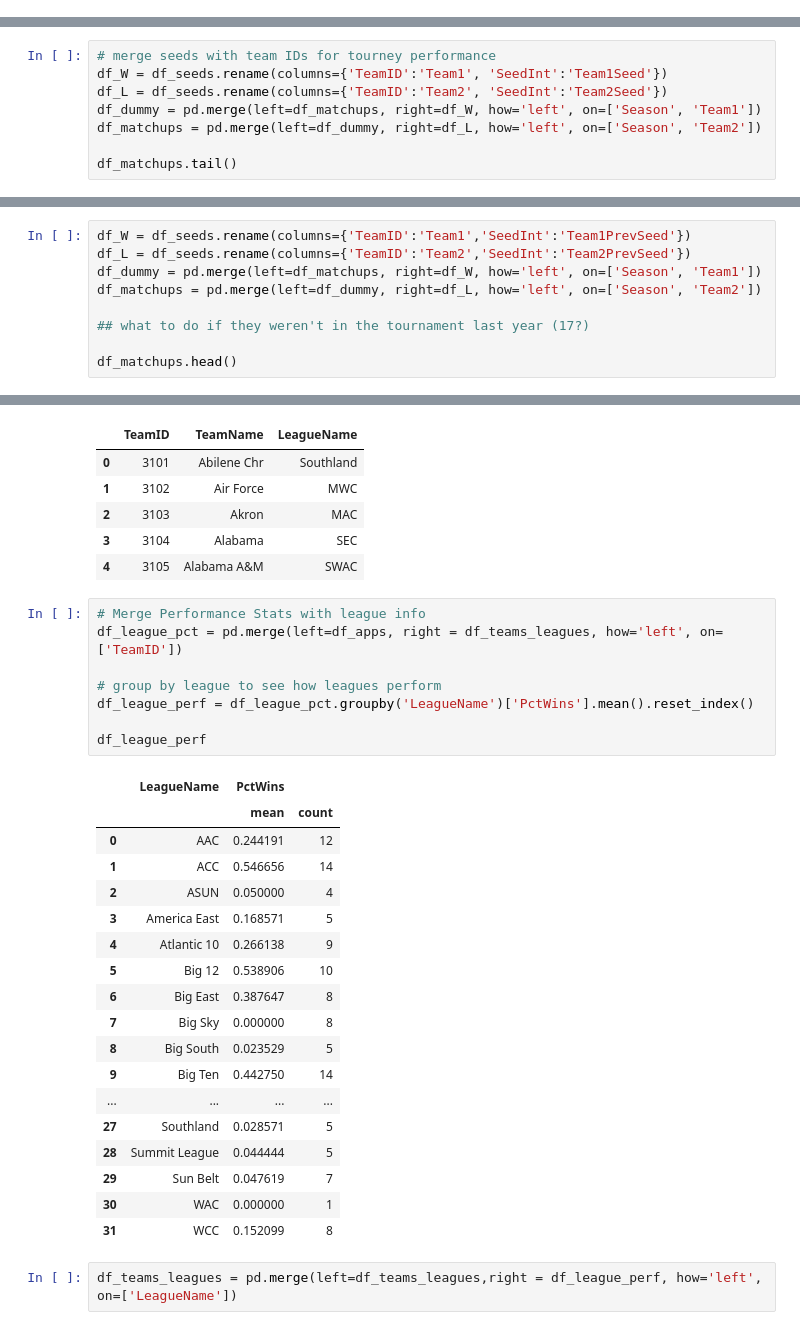
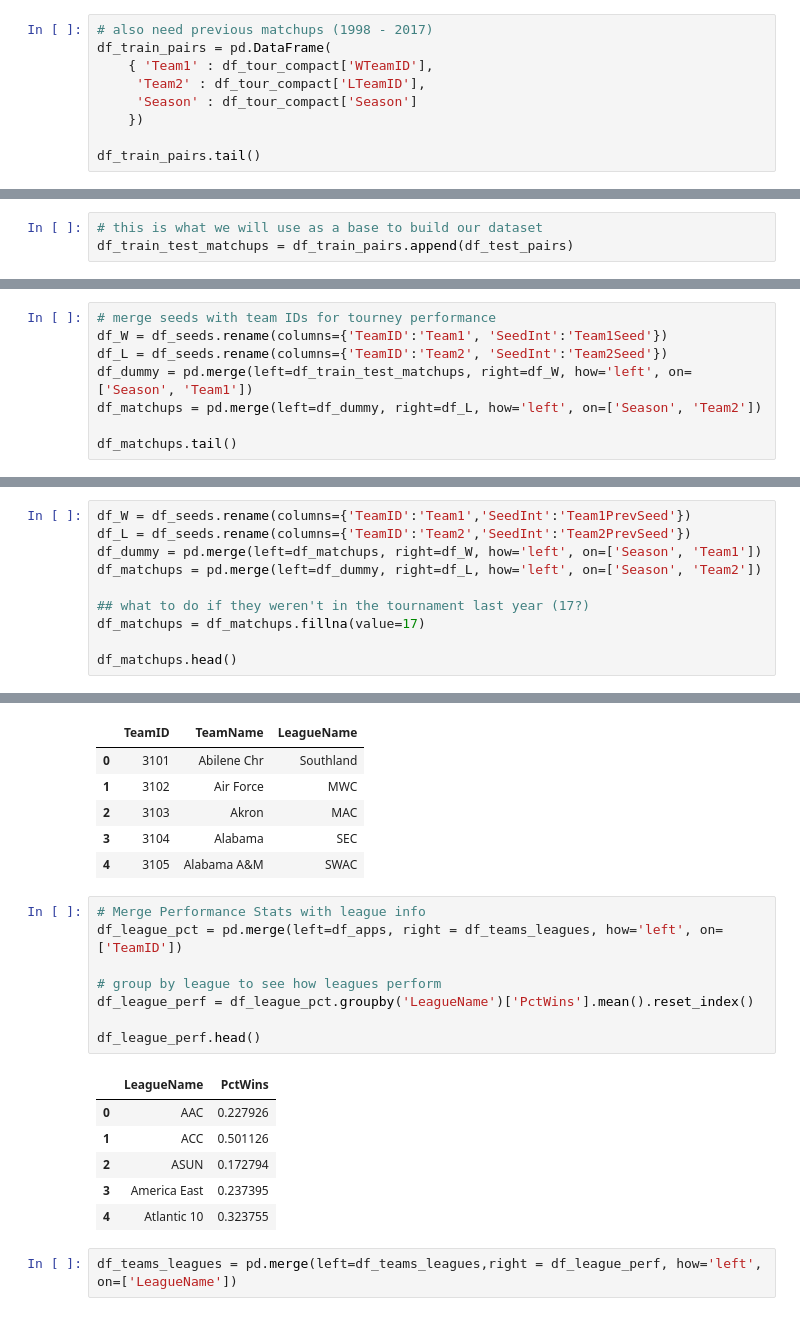
Before and after one commit to Dedomena-exerevnitis/mids-w207-kaggle, a Jupyter notebook: W207_Final_Features_JB.ipynb, the cells around one changed output, grey strips where cells are left out. Cells and saved outputs as stored; diff of their text form.

Commit message:
added training, test, dev sets; Ran LR

```diff
--- a/W207_Final_Features_JB.ipynb
+++ b/W207_Final_Features_JB.ipynb
@@ -41,0 +71,9 @@ df_teams_leagues = pd.merge(left=df_teams, right=pd.read_csv(data_dir + 'WLeague
+# %%
+# also need previous matchups (1998 - 2017)
+df_train_pairs = pd.DataFrame(
+    { 'Team1' : df_tour_compact['WTeamID'],
+     'Team2' : df_tour_compact['LTeamID'],
+     'Season' : df_tour_compact['Season']
+    })
+
+df_train_pairs.tail()
@@ -42 +87,4 @@ df_teams_leagues = pd.merge(left=df_teams, right=pd.read_csv(data_dir + 'WLeague
+# %%
+# this is what we will use as a base to build our dataset
+df_train_test_matchups = df_train_pairs.append(df_test_pairs)
 # %% [markdown]
@@ -72,7 +103,7 @@ df_seeds.drop(labels=['Seed'], inplace=True, axis=1) # This is the string label
 # merge seeds with team IDs for tourney performance
 df_W = df_seeds.rename(columns={'TeamID':'Team1', 'SeedInt':'Team1Seed'})
 df_L = df_seeds.rename(columns={'TeamID':'Team2', 'SeedInt':'Team2Seed'})
-df_dummy = pd.merge(left=df_matchups, right=df_W, how='left', on=['Season', 'Team1'])
+df_dummy = pd.merge(left=df_train_test_matchups, right=df_W, how='left', on=['Season', 'Team1'])
 df_matchups = pd.merge(left=df_dummy, right=df_L, how='left', on=['Season', 'Team2'])
 
 df_matchups.tail()
@@ -112,6 +143,7 @@ df_dummy = pd.merge(left=df_matchups, right=df_W, how='left', on=['Season', 'Tea
 df_matchups = pd.merge(left=df_dummy, right=df_L, how='left', on=['Season', 'Team2'])
 
 ## what to do if they weren't in the tournament last year (17?)
+df_matchups = df_matchups.fillna(value=17)
 
 df_matchups.head()
 # %% [output]
@@ -196,30 +228,18 @@ df_teams_leagues.head()
 # %%
 # Merge Performance Stats with league info
 df_league_pct = pd.merge(left=df_apps, right = df_teams_leagues, how='left', on=['TeamID'])
 
 # group by league to see how leagues perform
 df_league_perf = df_league_pct.groupby('LeagueName')['PctWins'].mean().reset_index()
 
-df_league_perf
+df_league_perf.head()
 # %% [output]
-|  | LeagueName | PctWins |  |
-|  |  | mean | count |
-| 0 | AAC | 0.244191 | 12 |
-| 1 | ACC | 0.546656 | 14 |
-| 2 | ASUN | 0.050000 | 4 |
-| 3 | America East | 0.168571 | 5 |
-| 4 | Atlantic 10 | 0.266138 | 9 |
-| 5 | Big 12 | 0.538906 | 10 |
-| 6 | Big East | 0.387647 | 8 |
-| 7 | Big Sky | 0.000000 | 8 |
-| 8 | Big South | 0.023529 | 5 |
-| 9 | Big Ten | 0.442750 | 14 |
-| ... | ... | ... | ... |
-| 27 | Southland | 0.028571 | 5 |
-| 28 | Summit League | 0.044444 | 5 |
-| 29 | Sun Belt | 0.047619 | 7 |
-| 30 | WAC | 0.000000 | 1 |
-| 31 | WCC | 0.152099 | 8 |
+|  | LeagueName | PctWins |
+| 0 | AAC | 0.227926 |
+| 1 | ACC | 0.501126 |
+| 2 | ASUN | 0.172794 |
+| 3 | America East | 0.237395 |
+| 4 | Atlantic 10 | 0.323755 |
 # %%
 df_teams_leagues = pd.merge(left=df_teams_leagues,right = df_league_perf, how='left', on=['LeagueName'])
 # %%
```
Also changed, not shown: parts of 37 cells of this notebook.
